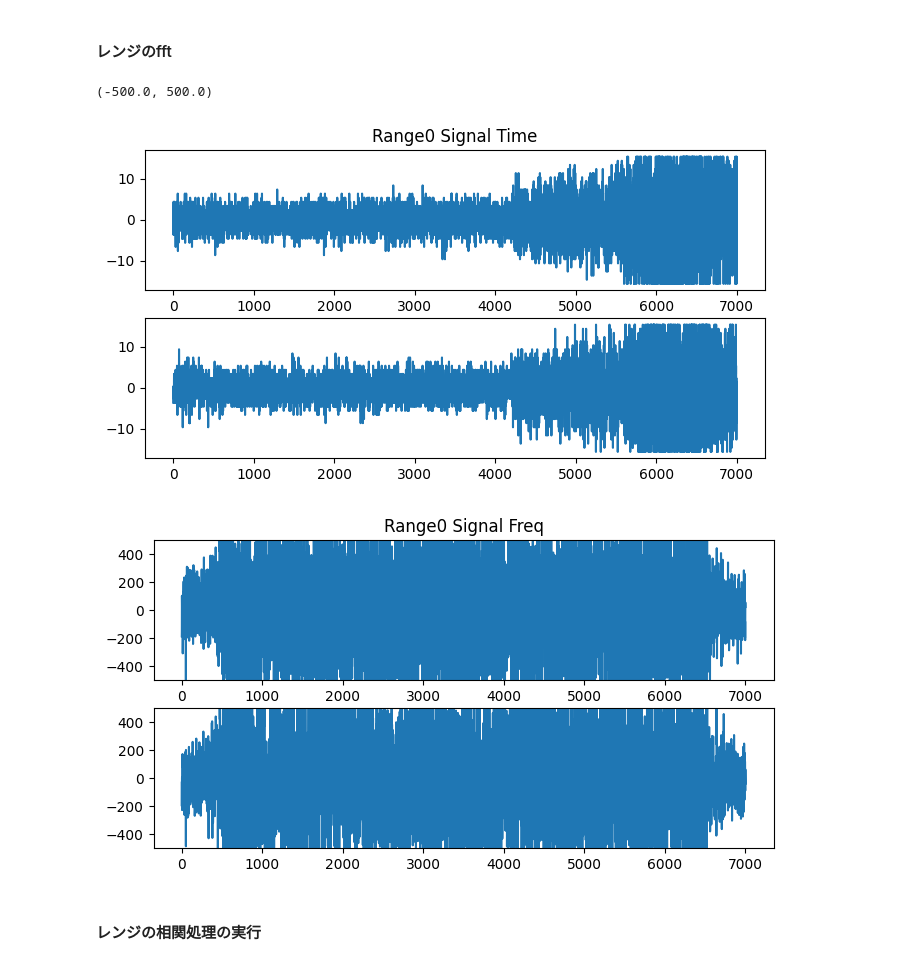
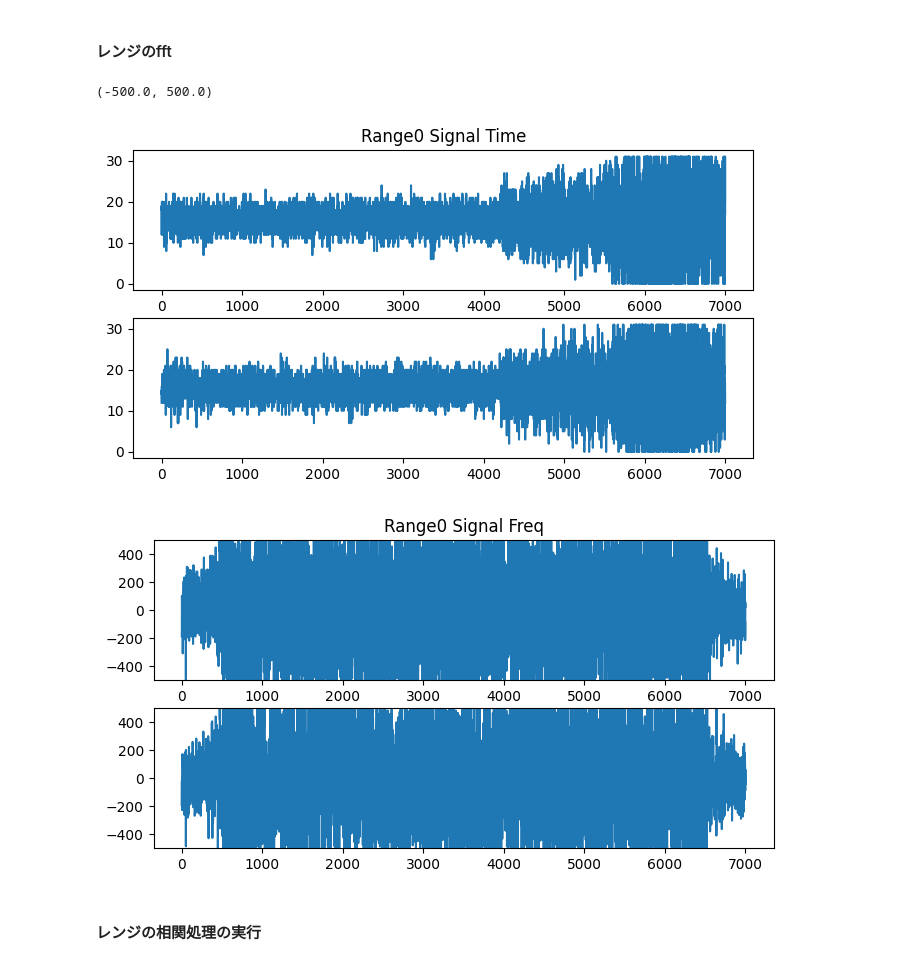
Before and after one commit to hiydee/sar_raw_process, a Jupyter notebook: src/alos_raw_process.ipynb, the cells around one changed output. Drawn from its saved outputs; the diff is of its cells as text; code cells hidden in the pictures.

```diff
--- a/src/alos_raw_process.ipynb
+++ b/src/alos_raw_process.ipynb
@@ -381,26 +398,28 @@ axes[1].plot(fchirp_padded_shift.imag)
 # %% [markdown]
 #### レンジのfft
 # %%
-r_means = np.mean(a_r_mtx, axis=1)
-mtx_sub = a_r_mtx - r_means[:, np.newaxis]
-a_fr_mtx = np.fft.fft(mtx_sub, axis=1)
+# r_means = np.mean(a_r_mtx, axis=1)
+# mtx_sub = a_r_mtx - r_means[:, np.newaxis]
+# mtx_sub = a_r_mtx
+
+a_fr_mtx = np.fft.fft(a_r_mtx, axis=1)
 a_fr_mtx_shift = np.fft.fftshift(a_fr_mtx, axes=(1,))
 
 fig, axes = plt.subplots(2, 1, figsize=(8, 4))
 axes[0].set_title("Range0 Signal Time")
-axes[0].plot(mtx_sub[0,:].real)
-axes[1].plot(mtx_sub[0,:].imag)
+axes[0].plot(a_r_mtx[0,:].real)
+axes[1].plot(a_r_mtx[0,:].imag)
 
 fig, axes = plt.subplots(2, 1, figsize=(8, 4))
 axes[0].set_title("Range0 Signal Freq")
 axes[0].plot(a_fr_mtx_shift[0, :].real)
 axes[1].plot(a_fr_mtx_shift[0, :].imag)
 ly = 500
 axes[0].set_ylim((-ly, ly))
 axes[1].set_ylim((-ly, ly))
 # %% [output]
 (-500.0, 500.0)
-[figure, old version]
+[figure, new version]
 [figure]
 # %% [markdown]
 #### レンジの相関処理の実行
```
Also changed, not shown: parts of 13 cells of this notebook, 1 other file.
